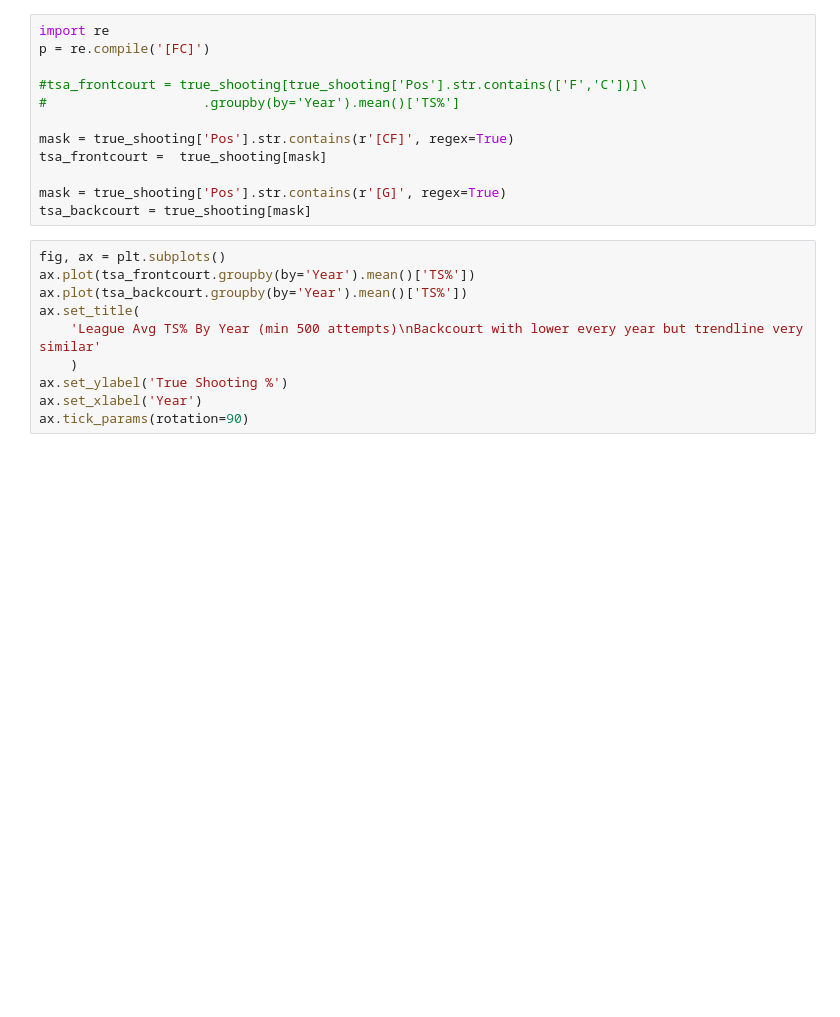
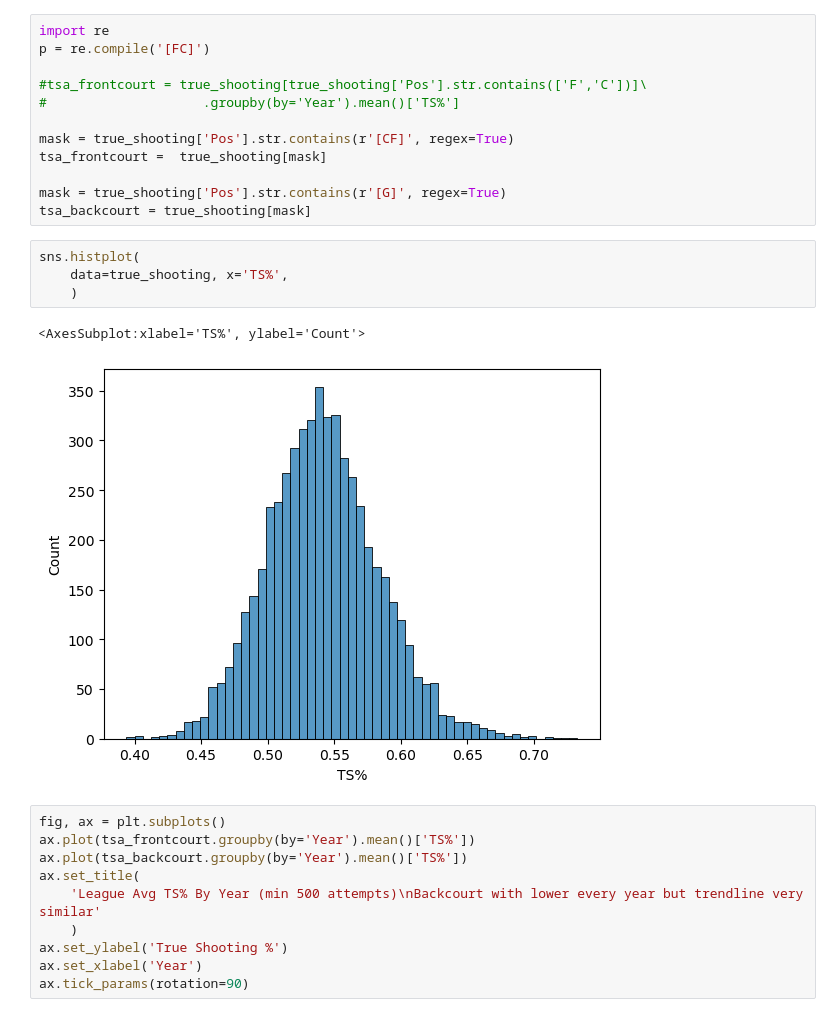
Before and after one commit to joshua-shorterivey/basic_basketball_analysis, a Jupyter notebook: explore.ipynb, the cells around one changed output. Saved outputs shown, nothing was run; the diff lists cells and outputs as text; blank space fills up the shorter version.

```diff
--- a/explore.ipynb
+++ b/explore.ipynb
@@ -245,6 +245,13 @@ tsa_frontcourt =  true_shooting[mask]
 
 mask = true_shooting['Pos'].str.contains(r'[G]', regex=True)
 tsa_backcourt = true_shooting[mask]
+# %%
+sns.histplot(
+    data=true_shooting, x='TS%',
+    )
+# %% [output]
+<AxesSubplot:xlabel='TS%', ylabel='Count'>
+[figure, added]
 # %%
 fig, ax = plt.subplots()
 ax.plot(tsa_frontcourt.groupby(by='Year').mean()['TS%'])
```
